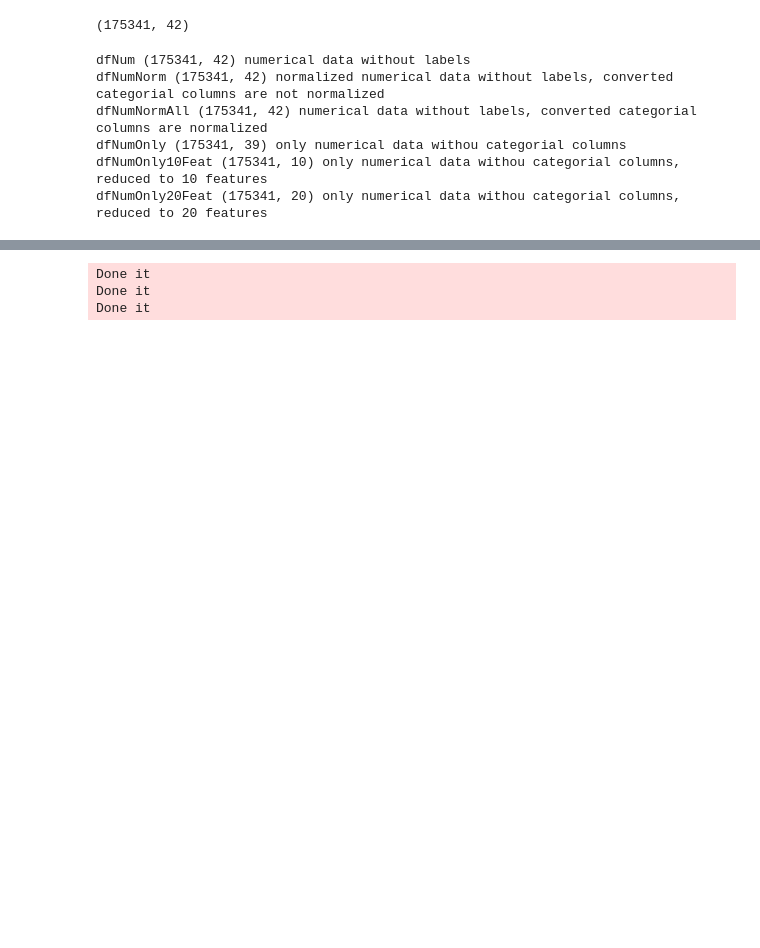
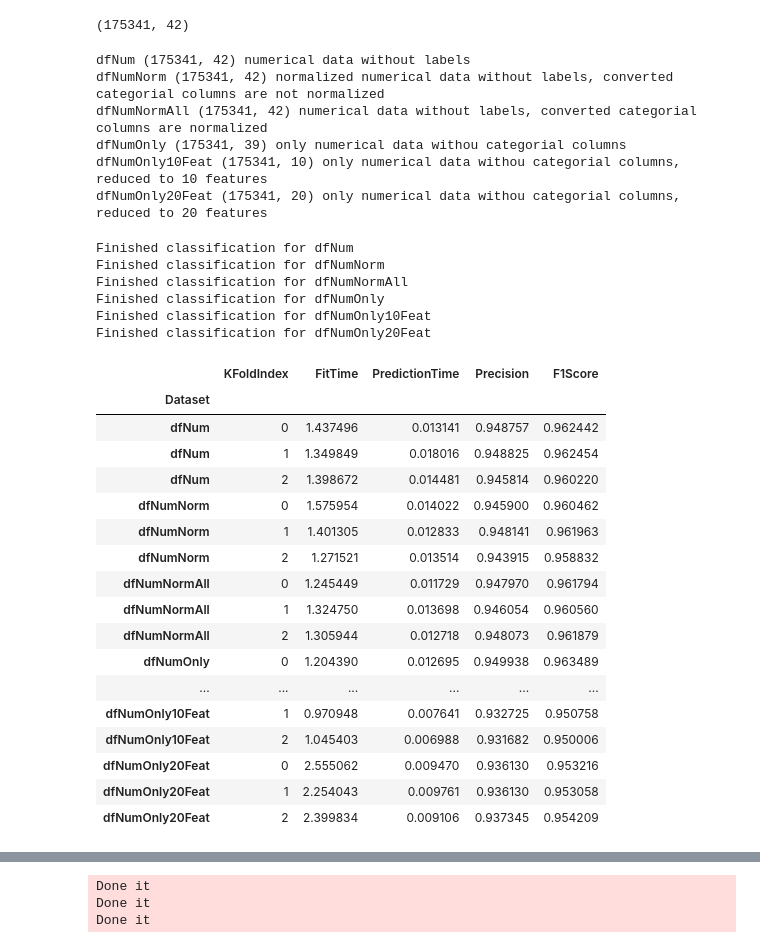
Before and after one commit to theazgra/dataAnalysisCourse, a Jupyter notebook: MAD_III/classification/classification.ipynb, the cells around one changed output, grey strips where cells are left out. Drawn from its saved outputs; the diff is of its cells as text; code cells hidden in the pictures; blank space fills up the shorter version.

Commit message:
Decision tree results.

```diff
--- a/MAD_III/classification/classification.ipynb
+++ b/MAD_III/classification/classification.ipynb
@@ -89,3 +89,73 @@ dfNumNormAll (175341, 42) numerical data without labels, converted categorial co
 dfNumOnly (175341, 39) only numerical data withou categorial columns
 dfNumOnly10Feat (175341, 10) only numerical data withou categorial columns, reduced to 10 features
 dfNumOnly20Feat (175341, 20) only numerical data withou categorial columns, reduced to 20 features
+# %%
+def k_fold_test(name,dataset, labels, classifier, k=3, shuffleDataset=True):
+    kFold = KFold(n_splits=k, shuffle=shuffleDataset)
+    kFoldResult = []
+    kFoldIndex = 0
+    for train_index, test_index in kFold.split(dataset):
+        X_train, X_test = dataset[train_index], dataset[test_index]
+        Y_train, Y_test = labels[train_index], labels[test_index]
+        start = timer()
+        classifier.fit(X_train, Y_train)
+        fitTime = timer() - start
+
+        start = timer()
+        predictedLabels = classifier.predict(X_test)
+        predictionTime = timer() - start
+
+        score = float(sum([p[0] == p[1] for p in zip(predictedLabels, Y_test)])) / float(len(Y_test))
+        f1Score = f1_score(Y_test, predictedLabels)
+
+        kFoldResult.append({
+            "Dataset": name,
+            "KFoldIndex": kFoldIndex,
+            "FitTime": fitTime,
+            "PredictionTime": predictionTime,
+            "Precision": score,
+            "F1Score": f1Score
+          })
+        kFoldIndex += 1
+    print(f"Finished classification for {name}")
+    return kFoldResult
+# %%
+# Decision tree test
+decisionTreeClassification = []
+decisionTreeClassifier = DecisionTreeClassifier(min_samples_leaf=10)
+decisionTreeClassification += k_fold_test("dfNum",dataset=dfNum.values, labels=dfLabels, classifier=decisionTreeClassifier,k=3)
+decisionTreeClassification += k_fold_test("dfNumNorm",dataset=dfNumNorm.values, labels=dfLabels, classifier=decisionTreeClassifier,k=3)
+decisionTreeClassification += k_fold_test("dfNumNormAll",dataset=dfNumNormAll.values, labels=dfLabels, classifier=decisionTreeClassifier,k=3)
+decisionTreeClassification += k_fold_test("dfNumOnly",dataset=dfNumOnly.values, labels=dfLabels, classifier=decisionTreeClassifier,k=3)
+decisionTreeClassification += k_fold_test("dfNumOnly10Feat",dataset=dfNumOnly10Feat, labels=dfLabels, classifier=decisionTreeClassifier,k=3)
+decisionTreeClassification += k_fold_test("dfNumOnly20Feat",dataset=dfNumOnly20Feat, labels=dfLabels, classifier=decisionTreeClassifier,k=3)
+# %% [output]
+Finished classification for dfNum
+Finished classification for dfNumNorm
+Finished classification for dfNumNormAll
+Finished classification for dfNumOnly
+Finished classification for dfNumOnly10Feat
+Finished classification for dfNumOnly20Feat
+# %%
+decisionTreeDf = pd.DataFrame(decisionTreeClassification).set_index("Dataset")
+decisionTreeDf = decisionTreeDf[['KFoldIndex','FitTime','PredictionTime','Precision','F1Score']]
+decisionTreeDf
+# %% [output]
+|  | KFoldIndex | FitTime | PredictionTime | Precision | F1Score |
+| Dataset |  |  |  |  |  |
+| dfNum | 0 | 1.437496 | 0.013141 | 0.948757 | 0.962442 |
+| dfNum | 1 | 1.349849 | 0.018016 | 0.948825 | 0.962454 |
+| dfNum | 2 | 1.398672 | 0.014481 | 0.945814 | 0.960220 |
+| dfNumNorm | 0 | 1.575954 | 0.014022 | 0.945900 | 0.960462 |
+| dfNumNorm | 1 | 1.401305 | 0.012833 | 0.948141 | 0.961963 |
+| dfNumNorm | 2 | 1.271521 | 0.013514 | 0.943915 | 0.958832 |
+| dfNumNormAll | 0 | 1.245449 | 0.011729 | 0.947970 | 0.961794 |
+| dfNumNormAll | 1 | 1.324750 | 0.013698 | 0.946054 | 0.960560 |
+| dfNumNormAll | 2 | 1.305944 | 0.012718 | 0.948073 | 0.961879 |
+| dfNumOnly | 0 | 1.204390 | 0.012695 | 0.949938 | 0.963489 |
+| ... | ... | ... | ... | ... | ... |
+| dfNumOnly10Feat | 1 | 0.970948 | 0.007641 | 0.932725 | 0.950758 |
+| dfNumOnly10Feat | 2 | 1.045403 | 0.006988 | 0.931682 | 0.950006 |
+| dfNumOnly20Feat | 0 | 2.555062 | 0.009470 | 0.936130 | 0.953216 |
+| dfNumOnly20Feat | 1 | 2.254043 | 0.009761 | 0.936130 | 0.953058 |
+| dfNumOnly20Feat | 2 | 2.399834 | 0.009106 | 0.937345 | 0.954209 |
```
Also changed, not shown: parts of 4 cells of this notebook.
